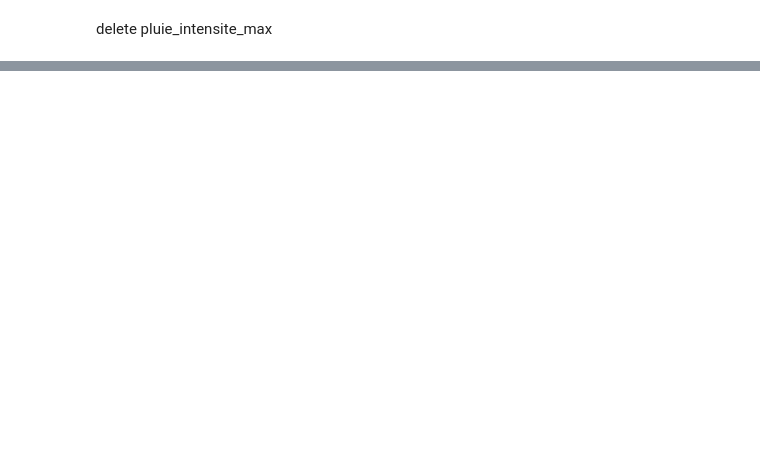
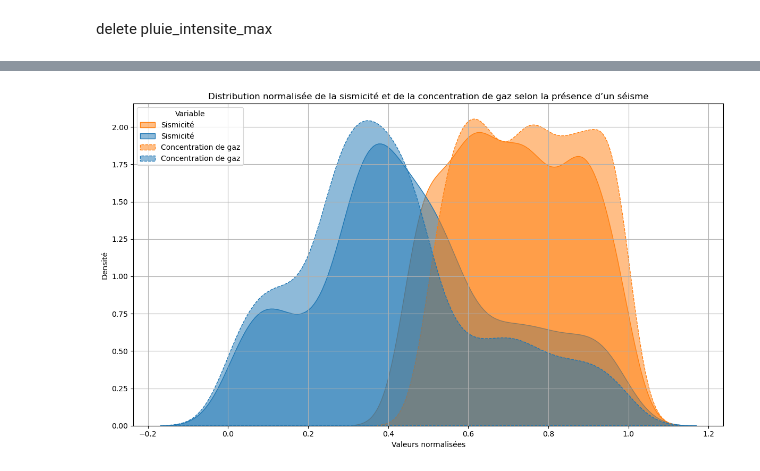
Before and after one commit to kruzeyy/LyonAlerte360, a Jupyter notebook: Code_Data/Nettoyage_Data.ipynb, the cells around one changed output, grey strips where cells are left out. Drawn from its saved outputs; the diff is of its cells as text; code cells hidden in the pictures; blank space fills up the shorter version.

```diff
--- a/Code_Data/Nettoyage_Data.ipynb
+++ b/Code_Data/Nettoyage_Data.ipynb
@@ -74,0 +67,36 @@ df_filtre.to_csv("Donné\\4-Processed\\clean_file.csv", index=False)
+# %%
+import pandas as pd
+import seaborn as sns
+import matplotlib.pyplot as plt
+import ast
+from sklearn.preprocessing import MinMaxScaler
+
+# Conversion des chaînes en listes
+df['catastrophe'] = df['catastrophe'].apply(
+    lambda x: ast.literal_eval(x) if isinstance(x, str) and x != 'aucun' else ([] if x == 'aucun' else x)
+)
+
+# Indiquer la présence de séisme
+df['seisme'] = df['catastrophe'].apply(lambda x: 'seisme' in x)
+
+# Normaliser les colonnes 'sismicite' et 'concentration_gaz'
+scaler = MinMaxScaler()
+df[['sismicite_norm', 'concentration_gaz_norm']] = scaler.fit_transform(df[['sismicite', 'concentration_gaz']])
+
+plt.figure(figsize=(12, 7))
+
+# KDE plot pour sismicite normalisée
+sns.kdeplot(data=df, x="sismicite_norm", hue="seisme", fill=True, common_norm=False, alpha=0.5, label="Sismicité")
+
+# KDE plot pour concentration de gaz normalisée
+sns.kdeplot(data=df, x="concentration_gaz_norm", hue="seisme", fill=True, common_norm=False, alpha=0.5, linestyle="--", label="Concentration de gaz")
+
+plt.title("Distribution normalisée de la sismicité et de la concentration de gaz selon la présence d’un séisme")
+plt.xlabel("Valeurs normalisées")
+plt.ylabel("Densité")
+plt.legend(title="Variable")
+plt.grid(True)
+plt.tight_layout()
+plt.show()
+# %% [output]
+[figure, added]
```
Also changed, not shown: parts of 5 cells of this notebook, 1 other file.
